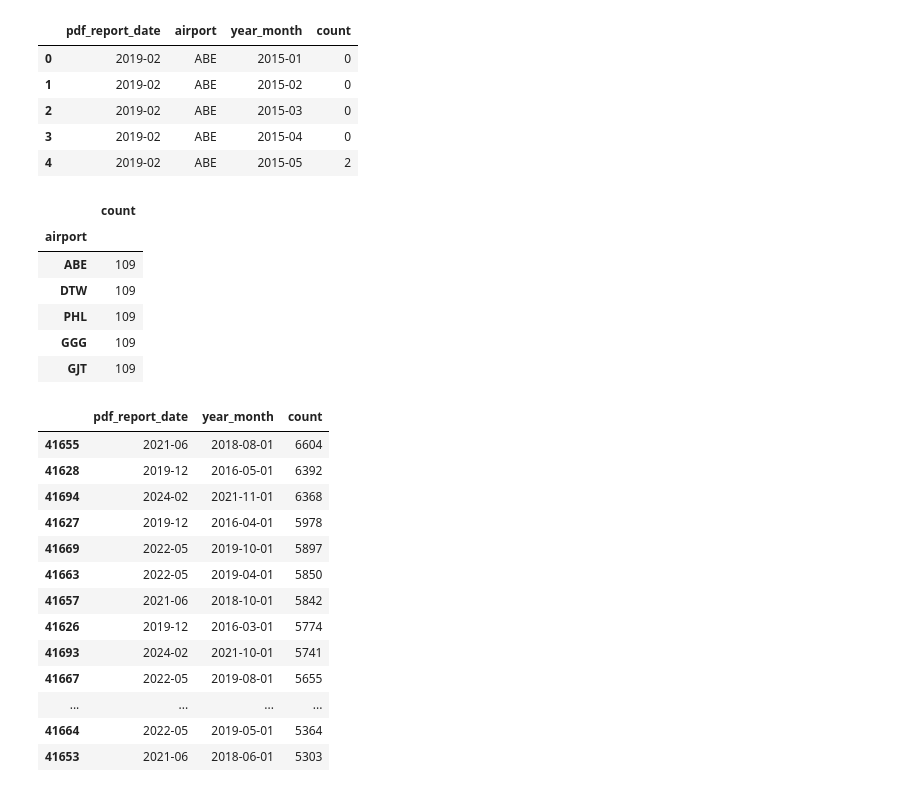
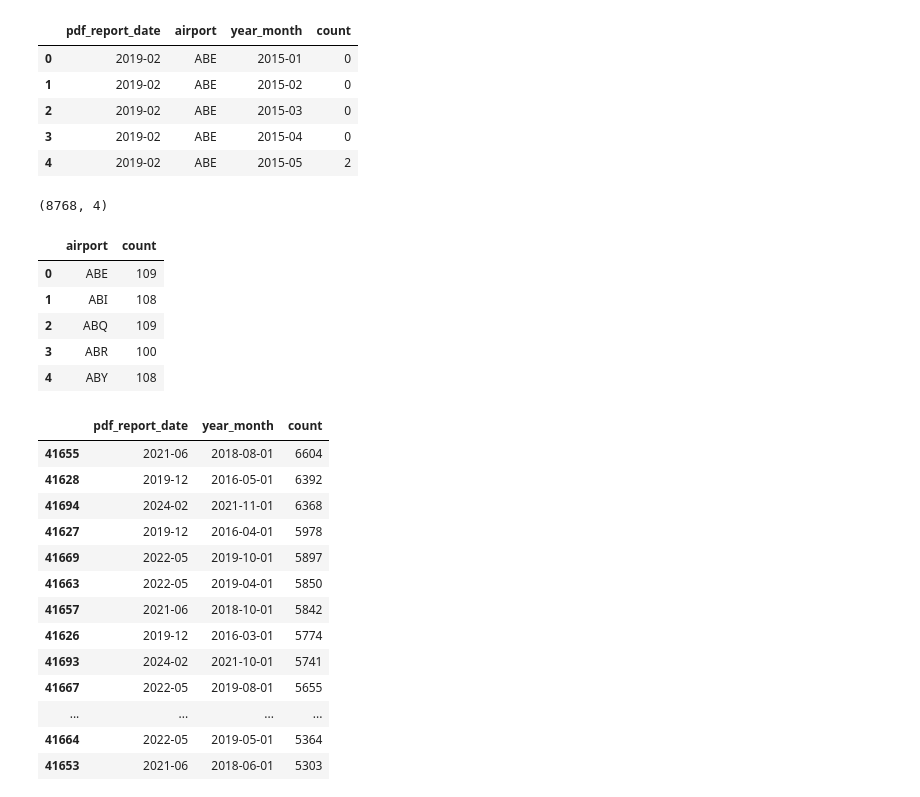
Before and after one commit to MWPerrineJr/data_vis, a Jupyter notebook: airport.ipynb, the cells around one changed output. Drawn from its saved outputs; the diff is of its cells as text; code cells hidden in the pictures.

Commit message:
update data

```diff
--- a/airport.ipynb
+++ b/airport.ipynb
@@ -14,16 +16,19 @@ compAP.head()
 | 2 | 2019-02 | ABE | 2015-03 | 0 |
 | 3 | 2019-02 | ABE | 2015-04 | 0 |
 | 4 | 2019-02 | ABE | 2015-05 | 2 |
-# %%
-airport_counts = compAP['airport'].value_counts()
-airport_counts_top_20 = airport_counts.head(20)
-airport_counts_top_20 = pd.DataFrame(airport_counts_top_20)
-airport_counts_top_20.head()
-# %% [output]
-|  | count |
-| airport |  |
-| ABE | 109 |
-| DTW | 109 |
-| PHL | 109 |
-| GGG | 109 |
-| GJT | 109 |
+# %%
+compAP_grouped = compAP.sort_values(['airport', 'count'], ascending = [True, False])\
+.groupby('airport', group_keys=False).apply(lambda x: x.head(20))
+# %%
+compAP_grouped.shape
+# %% [output]
+(8768, 4)
+# %%
+compAP_grouped.head()
+# %% [output]
+|  | airport | count |
+| 0 | ABE | 109 |
+| 1 | ABI | 108 |
+| 2 | ABQ | 109 |
+| 3 | ABR | 100 |
+| 4 | ABY | 108 |
```
Also changed, not shown: parts of 2 cells of this notebook.
